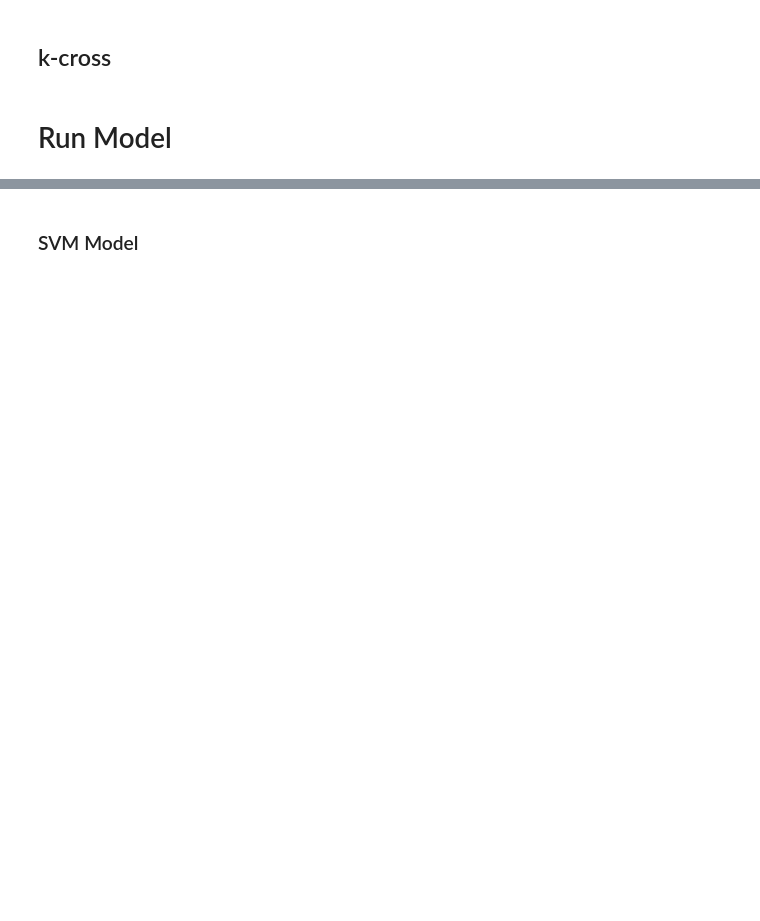
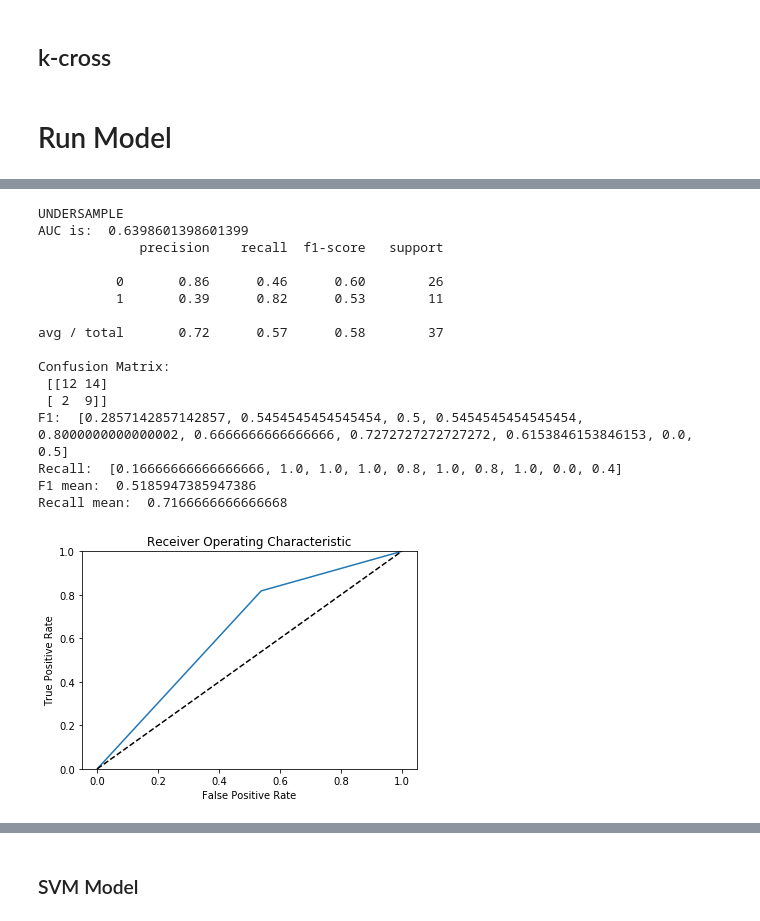
Before and after one commit to derong97/automatic-depression-detector, a Jupyter notebook: models/tfidf.ipynb, the cells around one changed output, grey strips where cells are left out. Saved outputs shown, nothing was run; the diff lists cells and outputs as text; code cells hidden in the pictures; blank space fills up the shorter version.

```diff
--- a/models/tfidf.ipynb
+++ b/models/tfidf.ipynb
@@ -99,0 +251,6 @@ print(x.shape[0])
+# %%
+# the ratio of minority class to majority class will be 1 after resampling
+us = RandomUnderSampler(random_state=42)
+
+xu_train, yu_train = us.fit_sample(x_train, y_train)
+xu_train_dense, yu_train_dense = us.fit_sample(x_train_dense, y_train)
@@ -127,10 +287,6 @@ def evaluate_on_training_set(y_test, y_pred):
 # %% [markdown]
 ## k-cross
 # %%
-from sklearn.model_selection import RepeatedKFold
-from sklearn.metrics import f1_score
-from sklearn.metrics import recall_score
-
 def k_cross(model, X, y, k=10, n=1, random_state=42):
     f1_scores = []
     recall_scores = []
@@ -142,9 +298,9 @@ def k_cross(model, X, y, k=10, n=1, random_state=42):
         model.fit(X_train, y_train)
 
         y_pred = model.predict(X_val)
-        f1 = f1_score(y_val, y_pred)
+        f1 = f1_score(y_val, y_pred, labels=np.unique(y_pred))
         f1_scores.append(f1)
-        recall = recall_score(y_val, y_pred)
+        recall = recall_score(y_val, y_pred, labels=np.unique(y_pred))
         recall_scores.append(recall)
 
     return f1_scores, recall_scores
@@ -172,13 +330,8 @@ def run_model(input_model, X_train, X_test, y_train, y_test):
 # %%
-from sklearn.naive_bayes import MultinomialNB
+clf = MultinomialNB()
 
-clf = MultinomialNB().fit(x_train, y_train)
-predicted = clf.predict(x_test)
-accuracy = np.mean(predicted == y_test)
-
-print("accuracy: ", accuracy)
-
-clf = MultinomialNB()
+print("NORMAL SAMPLE")
+run_model(clf, x_train, x_test, y_train, y_test)
 
 # run_model(clf, x_train, x_test, y_train, y_test)
 f1_scores, recall_scores = k_cross(clf, x_train, y_train)
@@ -191,0 +356,30 @@ Recall:  [0.0, 0.0, 0.0, 0.0, 0.0, 0.0, 0.0, 0.0, 0.0, 0.0]
+# %%
+print("UNDERSAMPLE")
+run_model(clf, xu_train, x_test, yu_train, y_test)
+
+# run_model(clf, x_train, x_test, y_train, y_test)
+f1_scores, recall_scores = k_cross(clf, xu_train, yu_train)
+
+print("F1: ", f1_scores)
+print("Recall: ", recall_scores)
+
+print("F1 mean: ", np.mean(f1_scores))
+print("Recall mean: ", np.mean(recall_scores))
+# %% [output]
+UNDERSAMPLE
+AUC is:  0.6398601398601399
+             precision    recall  f1-score   support
+
+          0       0.86      0.46      0.60        26
+          1       0.39      0.82      0.53        11
+
+avg / total       0.72      0.57      0.58        37
+
+Confusion Matrix:
+ [[12 14]
+ [ 2  9]]
+F1:  [0.2857142857142857, 0.5454545454545454, 0.5, 0.5454545454545454, 0.8000000000000002, 0.6666666666666666, 0.7272727272727272, 0.6153846153846153, 0.0, 0.5]
+Recall:  [0.16666666666666666, 1.0, 1.0, 1.0, 0.8, 1.0, 0.8, 1.0, 0.0, 0.4]
+F1 mean:  0.5185947385947386
+Recall mean:  0.7166666666666668
+[figure, added]
```
Also changed, not shown: parts of 38 cells of this notebook, 1 other file.
